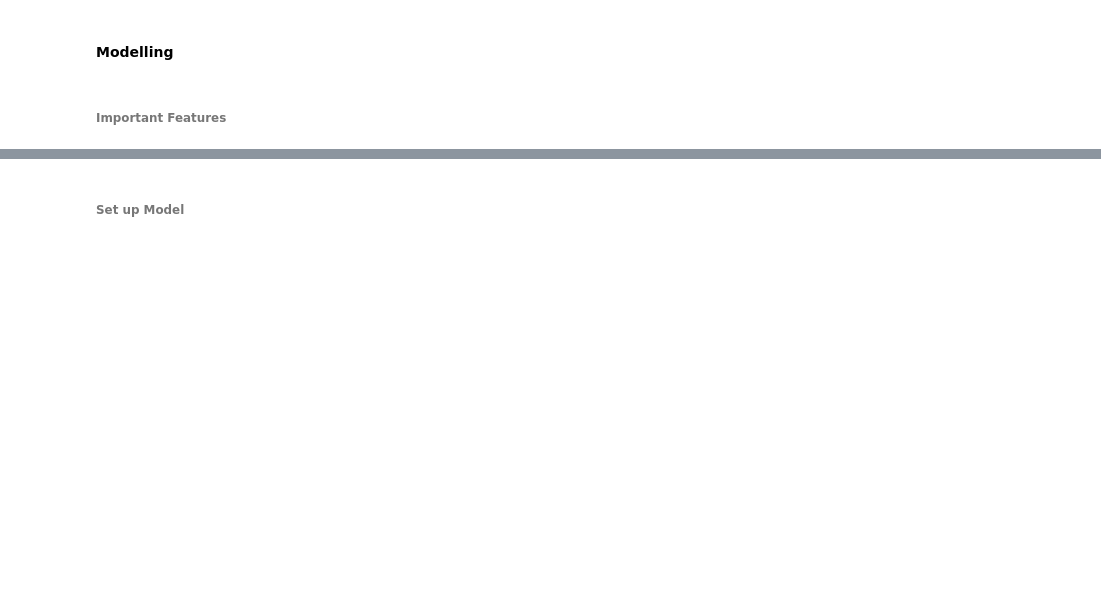
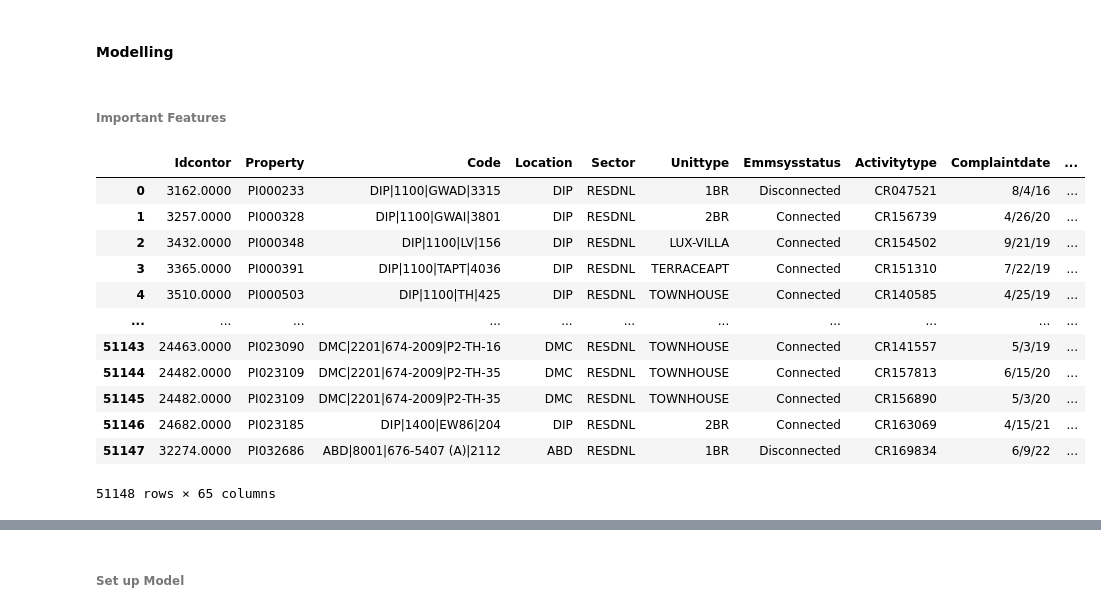
Before and after one commit to KeenanFernandes2000/GoogleMapsReviewScraper, a Jupyter notebook: CSPRE-2_XGB.ipynb, the cells around one changed output, grey strips where cells are left out. Saved outputs shown, nothing was run; the diff lists cells and outputs as text; code cells hidden in the pictures; blank space fills up the shorter version.

```diff
--- a/CSPRE-2_XGB.ipynb
+++ b/CSPRE-2_XGB.ipynb
@@ -85,2 +104,18 @@ Length: 64, dtype: int64
+# %%
+fdf
+# %% [output]
+|  | Idcontor | Property | Code | Location | Sector | Unittype | Emmsysstatus | Activitytype | Complaintdate | ... |
+| 0 | 3162.0000 | PI000233 | DIP|1100|GWAD|3315 | DIP | RESDNL | 1BR | Disconnected | CR047521 | 8/4/16 | ... |
+| 1 | 3257.0000 | PI000328 | DIP|1100|GWAI|3801 | DIP | RESDNL | 2BR | Connected | CR156739 | 4/26/20 | ... |
+| 2 | 3432.0000 | PI000348 | DIP|1100|LV|156 | DIP | RESDNL | LUX-VILLA | Connected | CR154502 | 9/21/19 | ... |
+| 3 | 3365.0000 | PI000391 | DIP|1100|TAPT|4036 | DIP | RESDNL | TERRACEAPT | Connected | CR151310 | 7/22/19 | ... |
+| 4 | 3510.0000 | PI000503 | DIP|1100|TH|425 | DIP | RESDNL | TOWNHOUSE | Connected | CR140585 | 4/25/19 | ... |
+| ... | ... | ... | ... | ... | ... | ... | ... | ... | ... | ... |
+| 51143 | 24463.0000 | PI023090 | DMC|2201|674-2009|P2-TH-16 | DMC | RESDNL | TOWNHOUSE | Connected | CR141557 | 5/3/19 | ... |
+| 51144 | 24482.0000 | PI023109 | DMC|2201|674-2009|P2-TH-35 | DMC | RESDNL | TOWNHOUSE | Connected | CR157813 | 6/15/20 | ... |
+| 51145 | 24482.0000 | PI023109 | DMC|2201|674-2009|P2-TH-35 | DMC | RESDNL | TOWNHOUSE | Connected | CR156890 | 5/3/20 | ... |
+| 51146 | 24682.0000 | PI023185 | DIP|1400|EW86|204 | DIP | RESDNL | 2BR | Connected | CR163069 | 4/15/21 | ... |
+| 51147 | 32274.0000 | PI032686 | ABD|8001|676-5407 (A)|2112 | ABD | RESDNL | 1BR | Disconnected | CR169834 | 6/9/22 | ... |
+51148 rows × 65 columns
 # %%
 xdf = fdf.drop(['Idcontor', 'Property', 'Code', 'Location', 'Sector', 'Unittype', 'Emmsysstatus', 'Activitytype', 'Complaintdate', 'Complainttype','Complaintsubtype', 'Purpose', 'Readingdate', 'Lastreadingdate', 'Datediff','Denserank','coolingLabel'], axis='columns')
```
Also changed, not shown: parts of 24 cells of this notebook.
